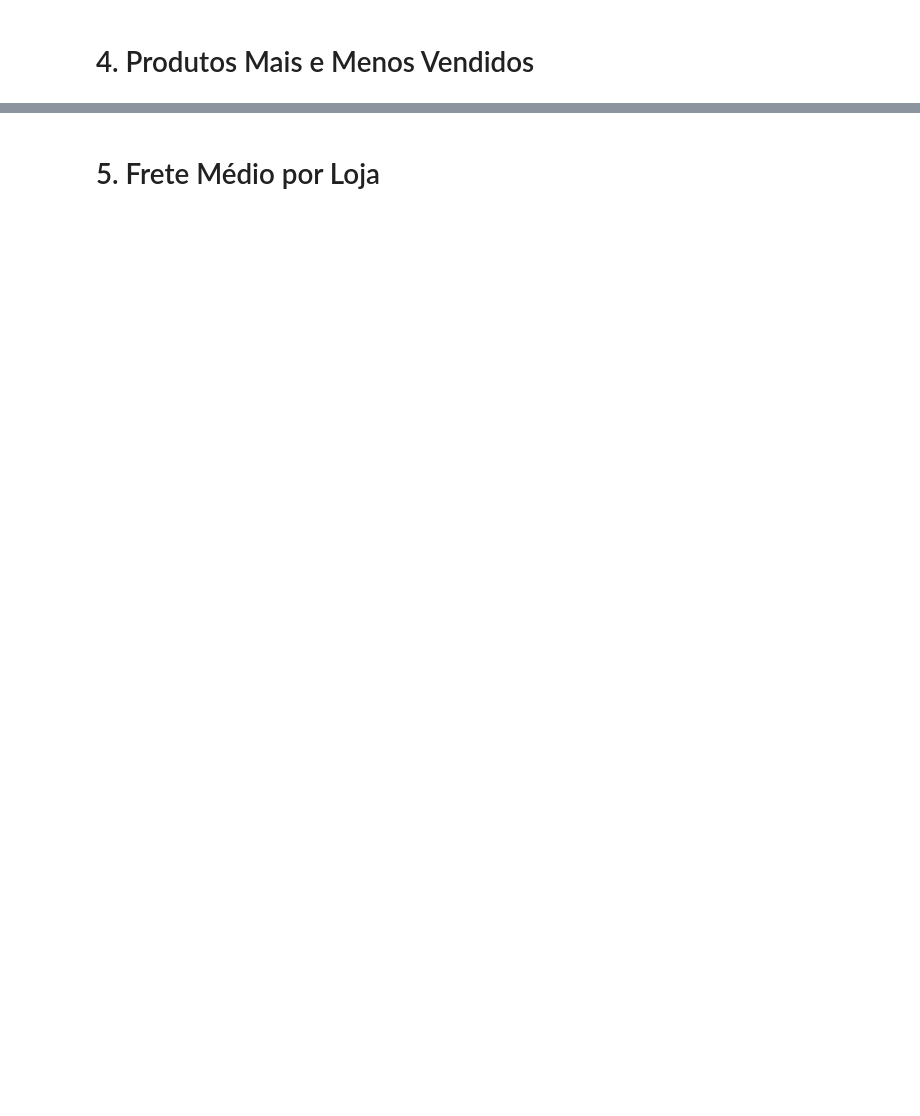
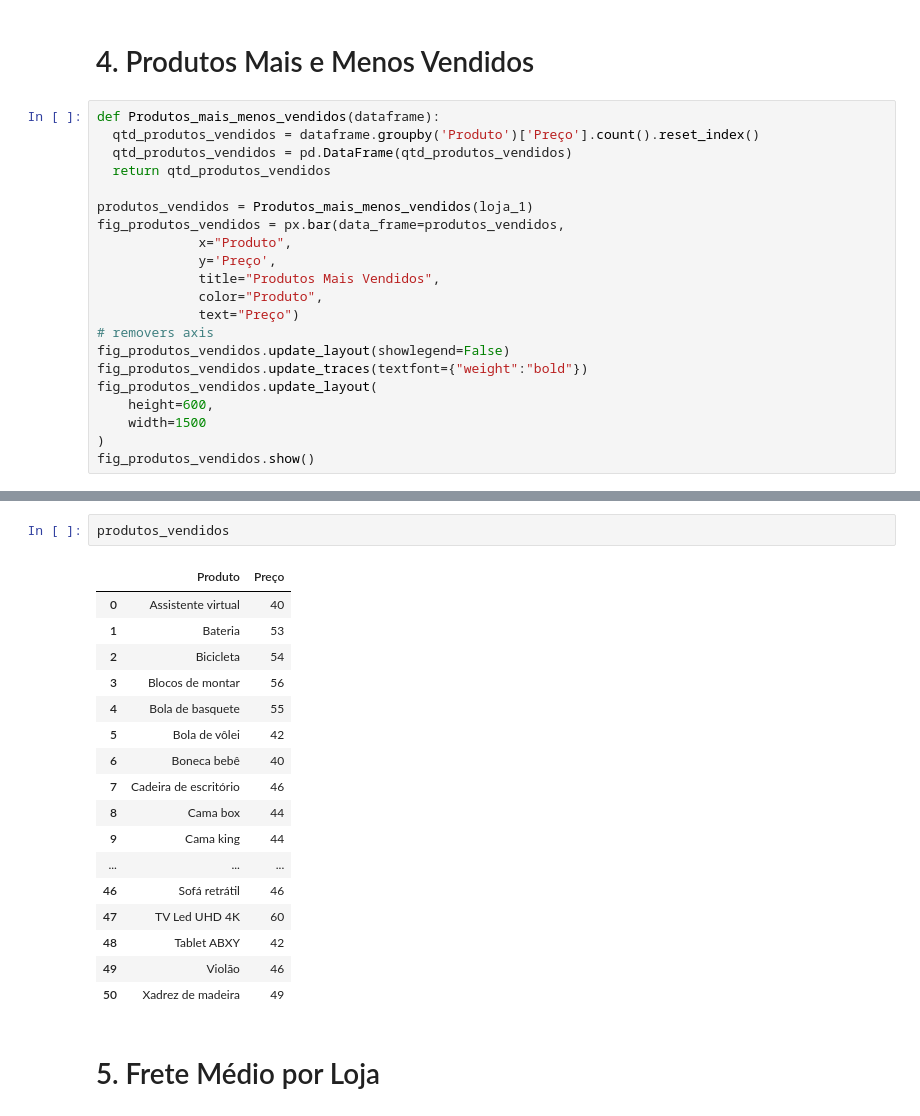
Before and after one commit to MGKpy/AluraStoreBR, a Jupyter notebook: AluraStoreBr.ipynb, the cells around one changed output, grey strips where cells are left out. Saved outputs shown, nothing was run; the diff lists cells and outputs as text; blank space fills up the shorter version.

```diff
--- a/AluraStoreBr.ipynb
+++ b/AluraStoreBr.ipynb
@@ -62,2 +165,23 @@ ValueError: Mime type rendering requires nbformat>=4.2.0 but it is not installed
 # %% [markdown]
 # 4. Produtos Mais e Menos Vendidos
+# %%
+def Produtos_mais_menos_vendidos(dataframe):
+  qtd_produtos_vendidos = dataframe.groupby('Produto')['Preço'].count().reset_index()
+  qtd_produtos_vendidos = pd.DataFrame(qtd_produtos_vendidos)
+  return qtd_produtos_vendidos
+
+produtos_vendidos = Produtos_mais_menos_vendidos(loja_1)
+fig_produtos_vendidos = px.bar(data_frame=produtos_vendidos,
+             x="Produto",
+             y='Preço',
+             title="Produtos Mais Vendidos",
+             color="Produto",
+             text="Preço")
+# removers axis
+fig_produtos_vendidos.update_layout(showlegend=False)
+fig_produtos_vendidos.update_traces(textfont={"weight":"bold"})
+fig_produtos_vendidos.update_layout(
+    height=600,
+    width=1500
+)
+fig_produtos_vendidos.show()
@@ -64,2 +190,22 @@ ValueError: Mime type rendering requires nbformat>=4.2.0 but it is not installed
+# %%
+produtos_vendidos
+# %% [output]
+|  | Produto | Preço |
+| 0 | Assistente virtual | 40 |
+| 1 | Bateria | 53 |
+| 2 | Bicicleta | 54 |
+| 3 | Blocos de montar | 56 |
+| 4 | Bola de basquete | 55 |
+| 5 | Bola de vôlei | 42 |
+| 6 | Boneca bebê | 40 |
+| 7 | Cadeira de escritório | 46 |
+| 8 | Cama box | 44 |
+| 9 | Cama king | 44 |
+| ... | ... | ... |
+| 46 | Sofá retrátil | 46 |
+| 47 | TV Led UHD 4K | 60 |
+| 48 | Tablet ABXY | 42 |
+| 49 | Violão | 46 |
+| 50 | Xadrez de madeira | 49 |
 # %% [markdown]
 # 5. Frete Médio por Loja
```
Also changed, not shown: parts of 9 cells of this notebook.
